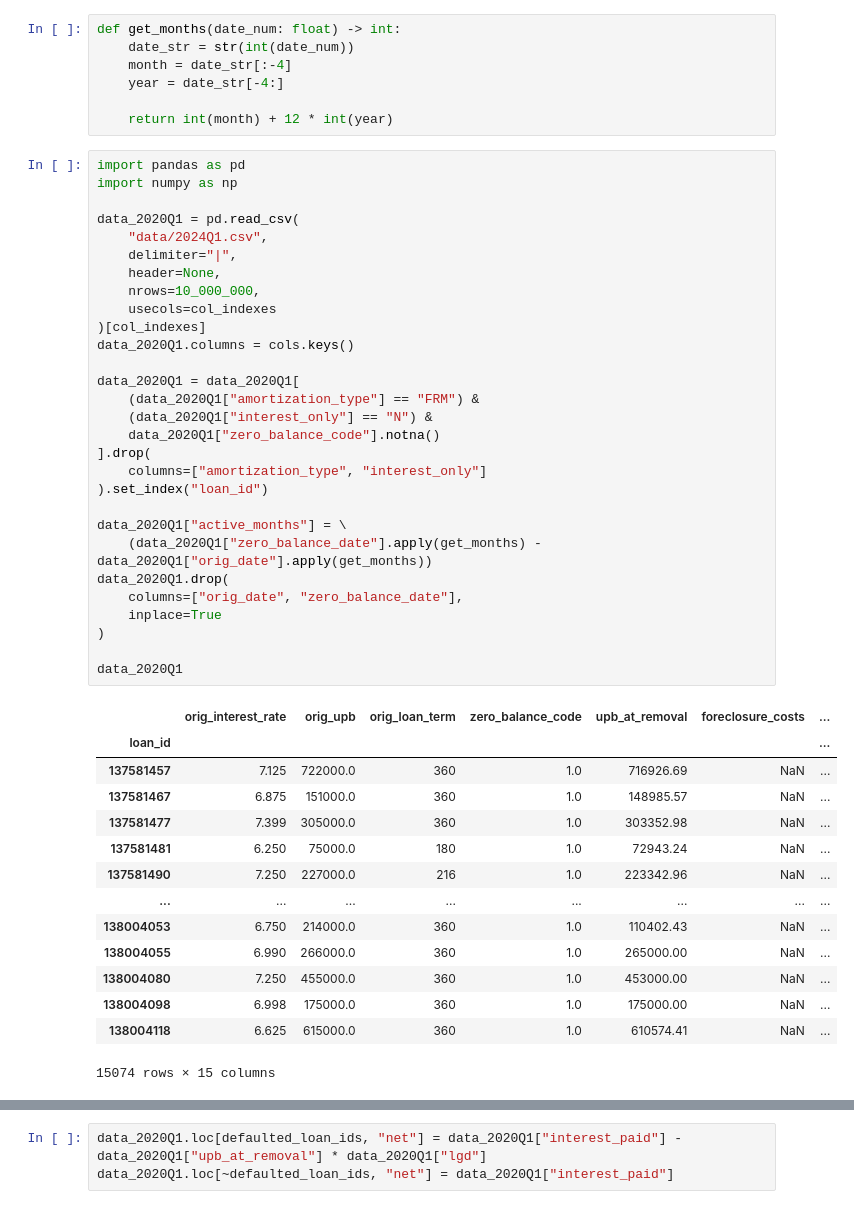
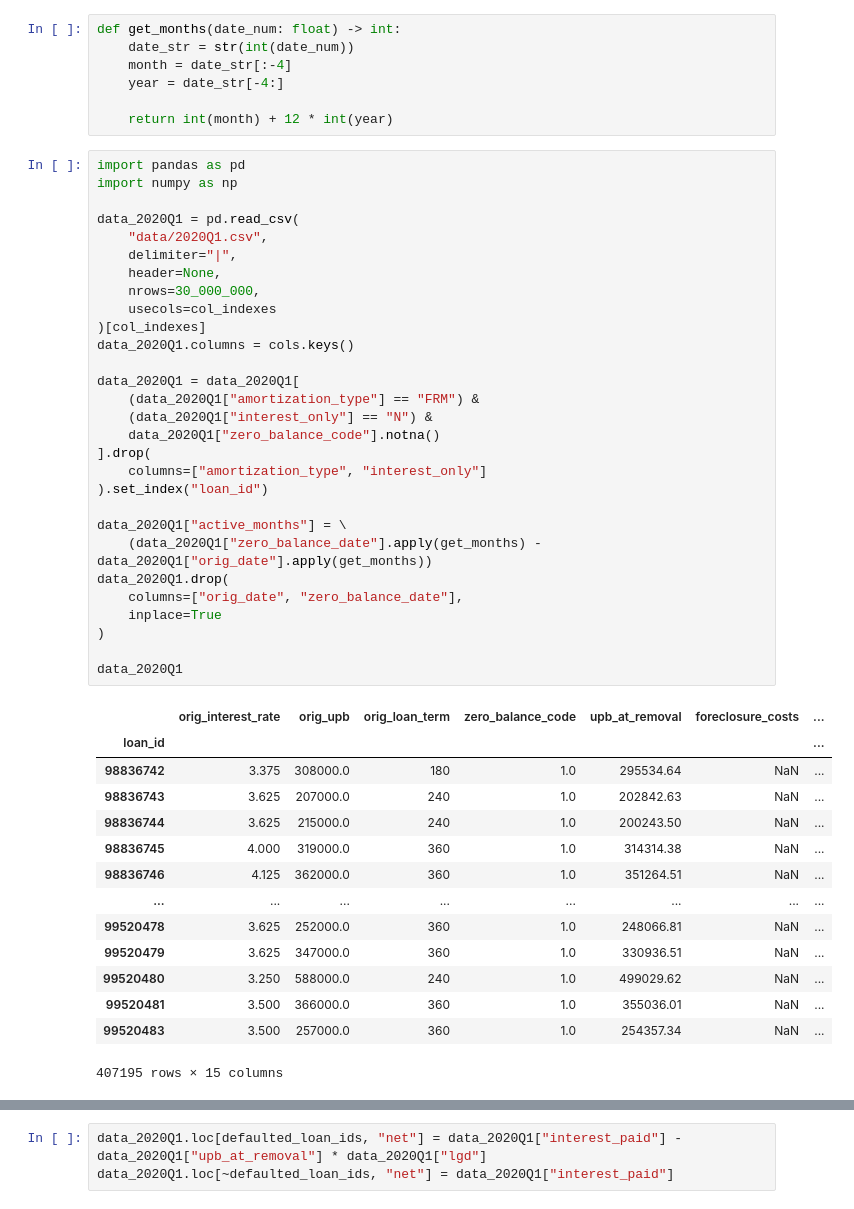
Before and after one commit to ericleonen/fannie-stress-test, a Jupyter notebook: stress-test-sketch.ipynb, the cells around one changed output, grey strips where cells are left out. Saved outputs shown, nothing was run; the diff lists cells and outputs as text.

```diff
--- a/stress-test-sketch.ipynb
+++ b/stress-test-sketch.ipynb
@@ -35,47 +35,47 @@ def get_months(date_num: float) -> int:
 # %%
 import pandas as pd
 import numpy as np
 
 data_2020Q1 = pd.read_csv(
-    "data/2024Q1.csv",
+    "data/2020Q1.csv",
     delimiter="|",
     header=None,
-    nrows=10_000_000,
+    nrows=30_000_000,
     usecols=col_indexes
 )[col_indexes]
 data_2020Q1.columns = cols.keys()
 
 data_2020Q1 = data_2020Q1[
     (data_2020Q1["amortization_type"] == "FRM") &
     (data_2020Q1["interest_only"] == "N") &
     data_2020Q1["zero_balance_code"].notna()
 ].drop(
     columns=["amortization_type", "interest_only"]
 ).set_index("loan_id")
 
 data_2020Q1["active_months"] = \
     (data_2020Q1["zero_balance_date"].apply(get_months) - data_2020Q1["orig_date"].apply(get_months))
 data_2020Q1.drop(
     columns=["orig_date", "zero_balance_date"],
     inplace=True
 )
 
 data_2020Q1
 # %% [output]
 |  | orig_interest_rate | orig_upb | orig_loan_term | zero_balance_code | upb_at_removal | foreclosure_costs | ... |
 | loan_id |  |  |  |  |  |  | ... |
-| 137581457 | 7.125 | 722000.0 | 360 | 1.0 | 716926.69 | NaN | ... |
-| 137581467 | 6.875 | 151000.0 | 360 | 1.0 | 148985.57 | NaN | ... |
-| 137581477 | 7.399 | 305000.0 | 360 | 1.0 | 303352.98 | NaN | ... |
-| 137581481 | 6.250 | 75000.0 | 180 | 1.0 | 72943.24 | NaN | ... |
-| 137581490 | 7.250 | 227000.0 | 216 | 1.0 | 223342.96 | NaN | ... |
+| 98836742 | 3.375 | 308000.0 | 180 | 1.0 | 295534.64 | NaN | ... |
+| 98836743 | 3.625 | 207000.0 | 240 | 1.0 | 202842.63 | NaN | ... |
+| 98836744 | 3.625 | 215000.0 | 240 | 1.0 | 200243.50 | NaN | ... |
+| 98836745 | 4.000 | 319000.0 | 360 | 1.0 | 314314.38 | NaN | ... |
+| 98836746 | 4.125 | 362000.0 | 360 | 1.0 | 351264.51 | NaN | ... |
 | ... | ... | ... | ... | ... | ... | ... | ... |
-| 138004053 | 6.750 | 214000.0 | 360 | 1.0 | 110402.43 | NaN | ... |
-| 138004055 | 6.990 | 266000.0 | 360 | 1.0 | 265000.00 | NaN | ... |
-| 138004080 | 7.250 | 455000.0 | 360 | 1.0 | 453000.00 | NaN | ... |
-| 138004098 | 6.998 | 175000.0 | 360 | 1.0 | 175000.00 | NaN | ... |
-| 138004118 | 6.625 | 615000.0 | 360 | 1.0 | 610574.41 | NaN | ... |
+| 99520478 | 3.625 | 252000.0 | 360 | 1.0 | 248066.81 | NaN | ... |
+| 99520479 | 3.625 | 347000.0 | 360 | 1.0 | 330936.51 | NaN | ... |
+| 99520480 | 3.250 | 588000.0 | 240 | 1.0 | 499029.62 | NaN | ... |
+| 99520481 | 3.500 | 366000.0 | 360 | 1.0 | 355036.01 | NaN | ... |
+| 99520483 | 3.500 | 257000.0 | 360 | 1.0 | 254357.34 | NaN | ... |
-15074 rows × 15 columns
+407195 rows × 15 columns
 # %%
 def compute_total_interest(row):
     P = row["orig_upb"]
```
Also changed, not shown: parts of 7 cells of this notebook.
